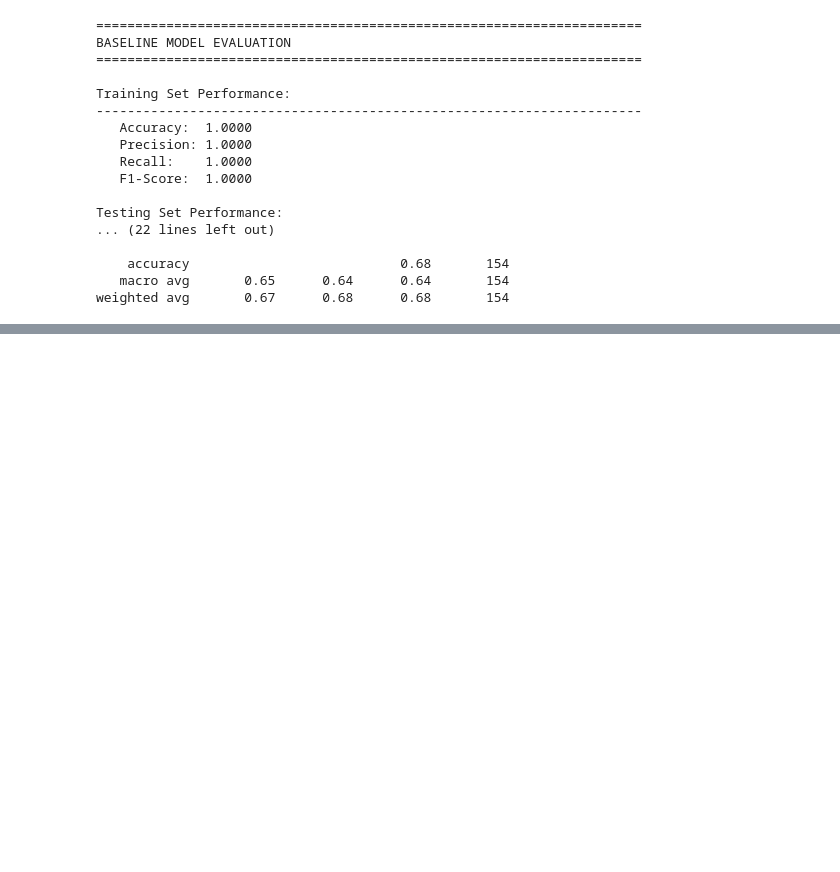
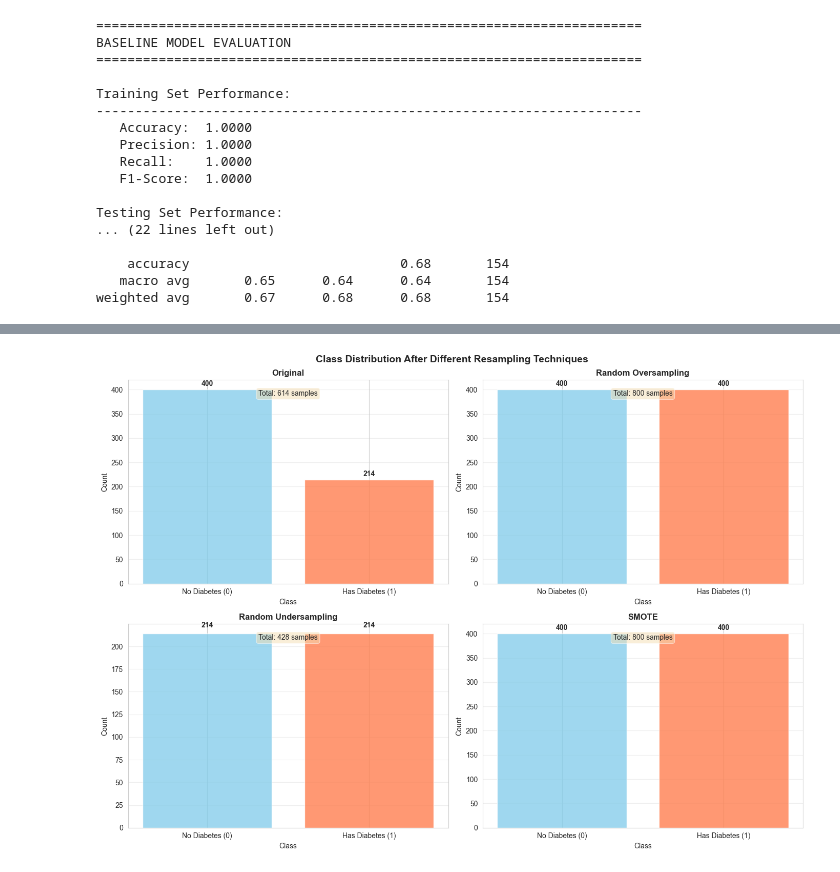
Before and after one commit to 4geeksacademy/abgonzalez-introduction-machine-learning, a Jupyter notebook: src/04-decision-tree-diabetes.ipynb, the cells around one changed output, grey strips where cells are left out. Cells and saved outputs as stored; diff of their text form; code cells hidden in the pictures; blank space fills up the shorter version.

```diff
--- a/src/04-decision-tree-diabetes.ipynb
+++ b/src/04-decision-tree-diabetes.ipynb
@@ -2607,0 +492,39 @@ plt.show()
+# %%
+# Visualize resampled distributions
+fig, axes = plt.subplots(2, 2, figsize=(14, 10))
+
+datasets = [
+    ('Original', y_train),
+    ('Random Oversampling', y_train_ros),
+    ('Random Undersampling', y_train_rus),
+    ('SMOTE', y_train_smote)
+]
+
+for ax, (title, y_data) in zip(axes.flatten(), datasets):
+    counts = pd.Series(y_data).value_counts().sort_index()
+    bars = ax.bar([0, 1], counts.values, color=['skyblue', 'coral'], alpha=0.8)
+    ax.set_title(title, fontsize=12, fontweight='bold')
+    ax.set_xlabel('Class')
+    ax.set_xticks([0, 1])
+    ax.set_xticklabels(['No Diabetes (0)', 'Has Diabetes (1)'])
+    ax.set_ylabel('Count')
+    ax.grid(axis='y', alpha=0.3)
+
+    # Add value labels
+    for bar in bars:
+        height = bar.get_height()
+        ax.text(bar.get_x() + bar.get_width()/2., height + 5,
+                f'{int(height)}',
+                ha='center', va='bottom', fontweight='bold')
+
+    # Add sample count
+    ax.text(0.5, 0.95, f'Total: {len(y_data)} samples',
+            transform=ax.transAxes, ha='center', va='top',
+            bbox=dict(boxstyle='round', facecolor='wheat', alpha=0.5))
+
+plt.suptitle('Class Distribution After Different Resampling Techniques',
+             fontsize=14, fontweight='bold')
+plt.tight_layout()
+plt.show()
+# %% [output]
+[figure, added]
```
Also changed, not shown: parts of 107 cells of this notebook.
